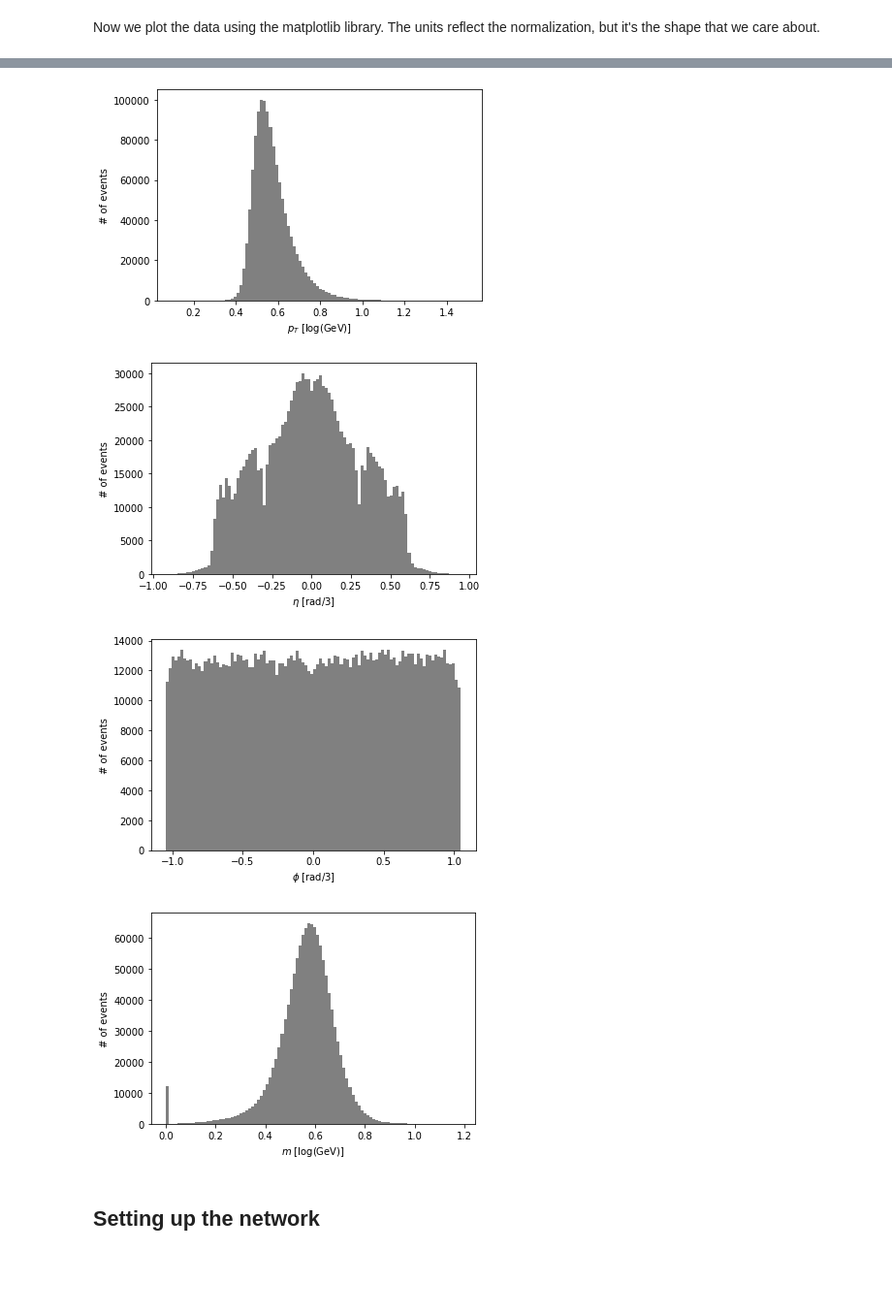
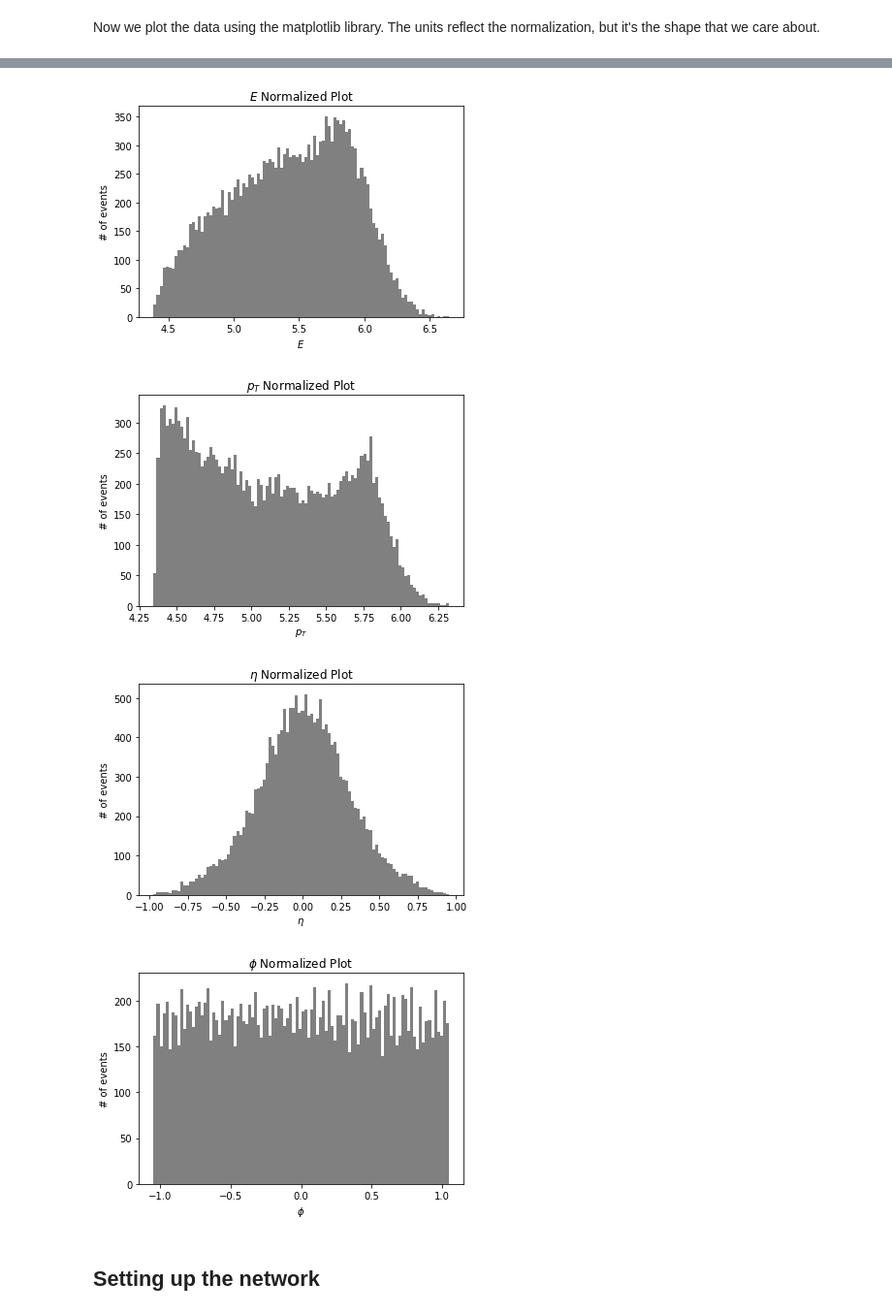
Before and after one commit to InvincibleKnight/Evaluation-Exercise, a Jupyter notebook: TLA_4D_Example.ipynb, the cells around one changed output, grey strips where cells are left out. Shown at 97% size. Saved outputs shown, nothing was run; the diff lists cells and outputs as text; code cells hidden in the pictures; blank space fills up the shorter version.

Commit message:
Train data on Auto Encoder

```diff
--- a/TLA_4D_Example.ipynb
+++ b/TLA_4D_Example.ipynb
@@ -54,0 +63,8 @@ print(event_dict[0])
+# %%
+# custom_normalize() is defined corresponding to the custom_unnormalized() function.
+def custom_normalize(df):
+    df['E'] = np.log10(df['E'])
+    df['pt'] = np.log10(df['pt'])
+    df['eta'] = df['eta'] / 5
+    df['phi'] = df['phi'] / 3
+    return df
@@ -54,0 +73,10 @@ print(event_dict[0])
+# %%
+import sklearn
+import numpy as np
+from sklearn import datasets, linear_model
+from sklearn.model_selection import train_test_split
+
+df_scaled = custom_normalize(df)
+print(df_scaled.head())
+
+train, test = train_test_split(df_scaled, test_size=0.2, random_state=4, shuffle=True) #Note: Train and Test have normalized data
@@ -55,16 +92,4 @@ print(event_dict[0])
 # %%
-import pandas as pd
-
-# Change these paths to point to where you have stored the datasets.
-train_path = '/Users/nallenallis/Documents/LTH/Exjobb/data/TLA_leadingJet_custom_normalized_train_80.pkl'
-test_path = '/Users/nallenallis/Documents/LTH/Exjobb/data/TLA_leadingJet_custom_normalized_train_20.pkl'
-
-# Reads the .pkl-files with Pandas
-train = pd.read_pickle(train_path)
-test = pd.read_pickle(test_path)
-
-# To get an idea of the order of magnitude we are going to see in the plots we show the first elements
-# in the samples:
 print('Training sample:')
 print(train.head())
 
@@ -103,24 +148,23 @@ Now we plot the data using the matplotlib library. The units reflect the normali
 # %%
 import matplotlib.pyplot as plt
+variable_list = [r'$E$', r'$p_T$', r'$\eta$', r'$\phi$']
 
-unit_list = ['[log(GeV)]', '[rad/3]', '[rad/3]', '[log(GeV)]']
-variable_list = [r'$p_T$', r'$\eta$', r'$\phi$', r'$m$']
-
-branches=["pt","eta","phi","m"]
+branches=four_momentum
 
 n_bins = 100
 
 for kk in range(0,4):
     n_hist_data, bin_edges, _ = plt.hist(train[branches[kk]], color='gray', label='Input', alpha=1, bins=n_bins)
-    plt.xlabel(xlabel=variable_list[kk] + ' ' + unit_list[kk])
+    plt.xlabel(xlabel=variable_list[kk])
     plt.ylabel('# of events')
-    #plt.savefig("fourmomentum_"+branches[kk],dpi=300)
+    plt.savefig("./normalized_plots/four-momentum_train_normalized_"+branches[kk],dpi=300)
+    plt.title(variable_list[kk]+" Normalized Plot")
     plt.show()
 # %% [output]
-[figure, old version]
+[figure, new version]
-[figure, old version]
+[figure, new version]
-[figure, old version]
+[figure, new version]
-[figure, old version]
+[figure, new version]
 # %% [markdown]
 ## Setting up the network
 # %% [markdown]
```
Also changed, not shown: parts of 36 cells of this notebook, 15 other files.
